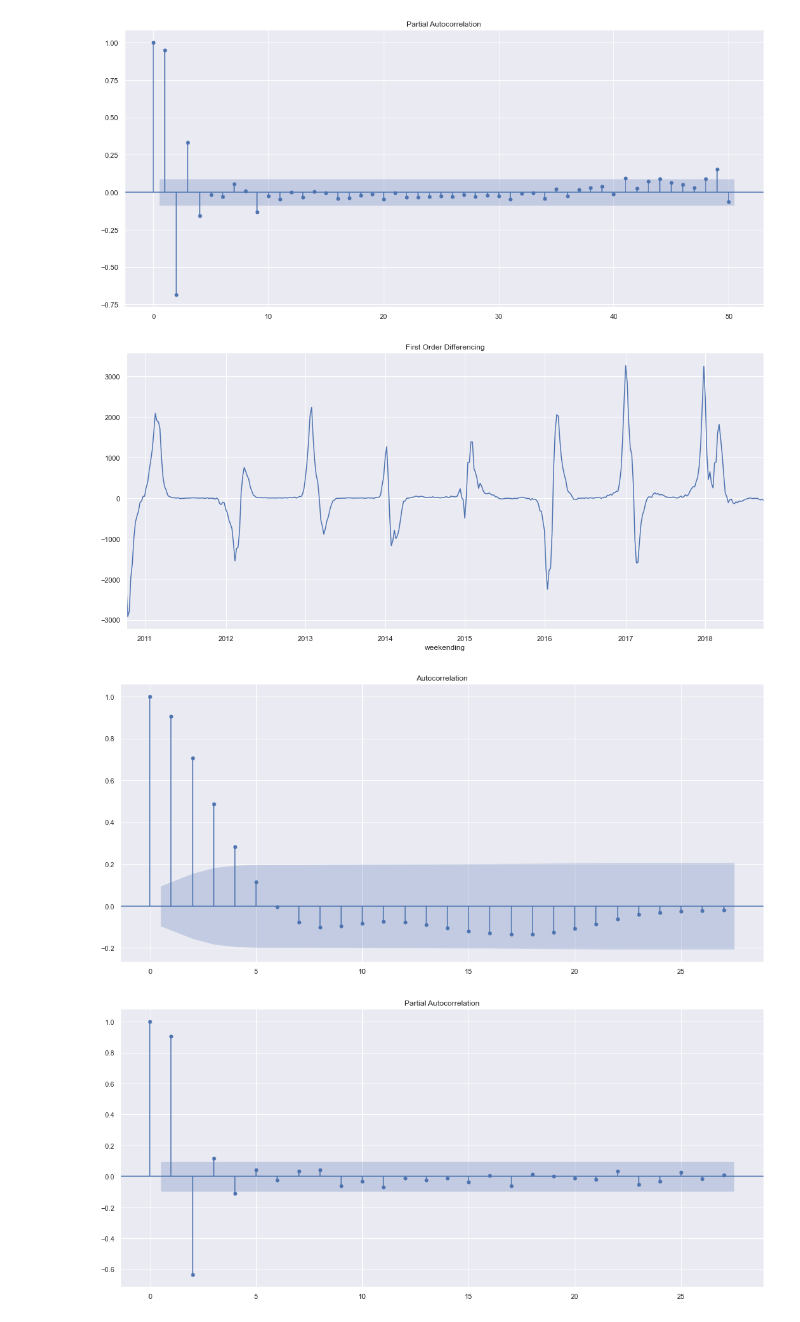
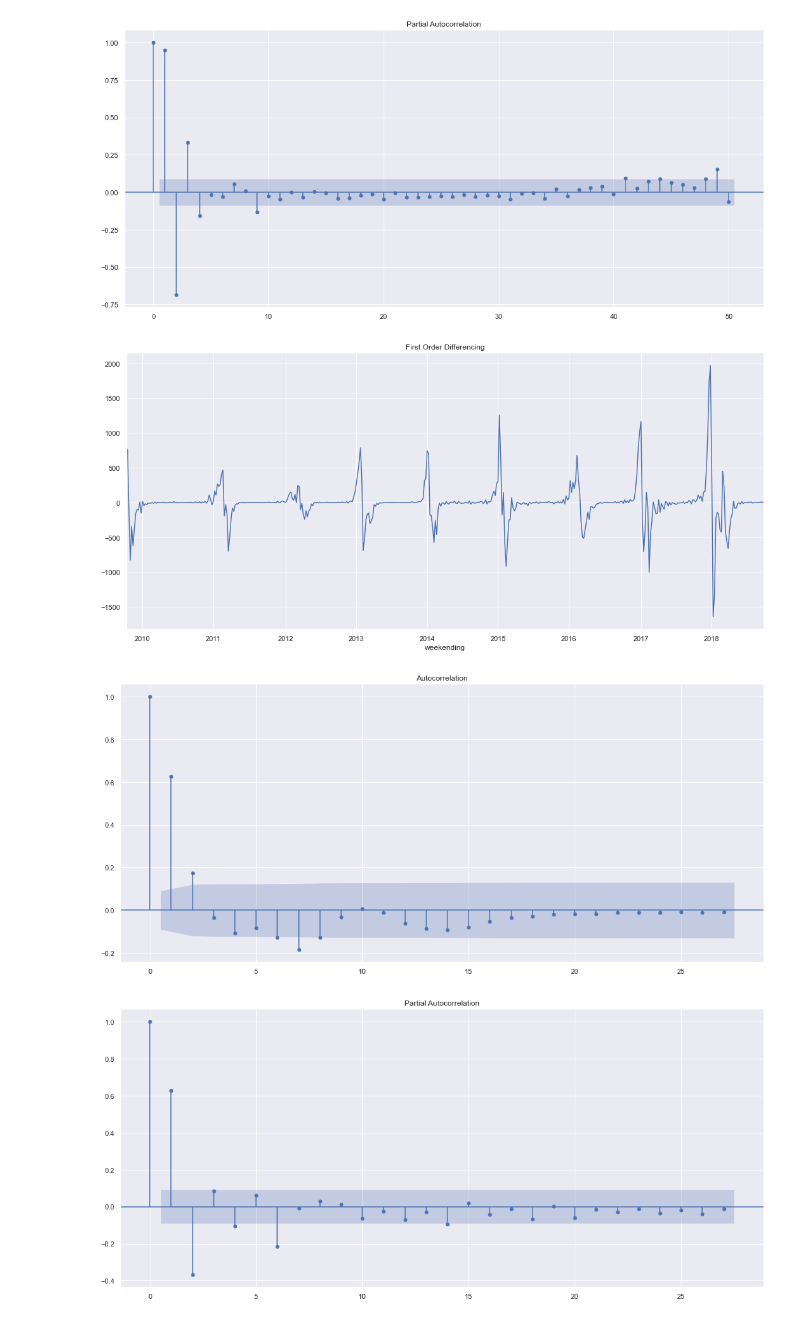
Before and after one commit to danypark91/ts_sarimax, a Jupyter notebook: flu.ipynb, the cells around one changed output. Cells and saved outputs as stored; diff of their text form; code cells hidden in the pictures.

```diff
--- a/flu.ipynb
+++ b/flu.ipynb
@@ -229,16 +229,15 @@ plot_pacf(df_inf_pos, lags=50, ax=ax2);
 # %%
 # Differencing: Stationarity
 df_inf_pos_diff = df_inf_pos.diff()
-df_inf_pos_diff52 = df_inf_pos.diff(52).dropna()
 
 fig, ax1 = plt.subplots(figsize=(18,8))
 fig, ax2 = plt.subplots(figsize=(18,8))
 fig, ax3 = plt.subplots(figsize=(18,8))
 
-df_inf_pos_diff52.plot(ax=ax1, title="First Order Differencing");
-plot_acf(df_inf_pos_diff52.dropna(), ax=ax2);
-plot_pacf(df_inf_pos_diff52.dropna(), ax=ax3);
+df_inf_pos_diff.plot(ax=ax1, title="First Order Differencing");
+plot_acf(df_inf_pos_diff.dropna(), ax=ax2);
+plot_pacf(df_inf_pos_diff.dropna(), ax=ax3);
 # %% [output]
-[figure, old version]
+[figure, new version]
-[figure, old version]
+[figure, new version]
-[figure, old version]
+[figure, new version]
```
Also changed, not shown: parts of 4 cells of this notebook.
